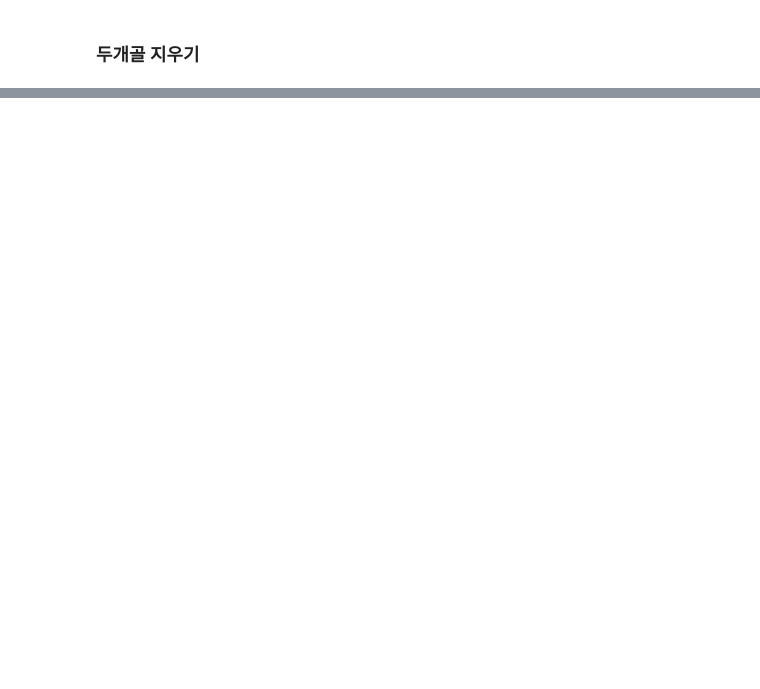
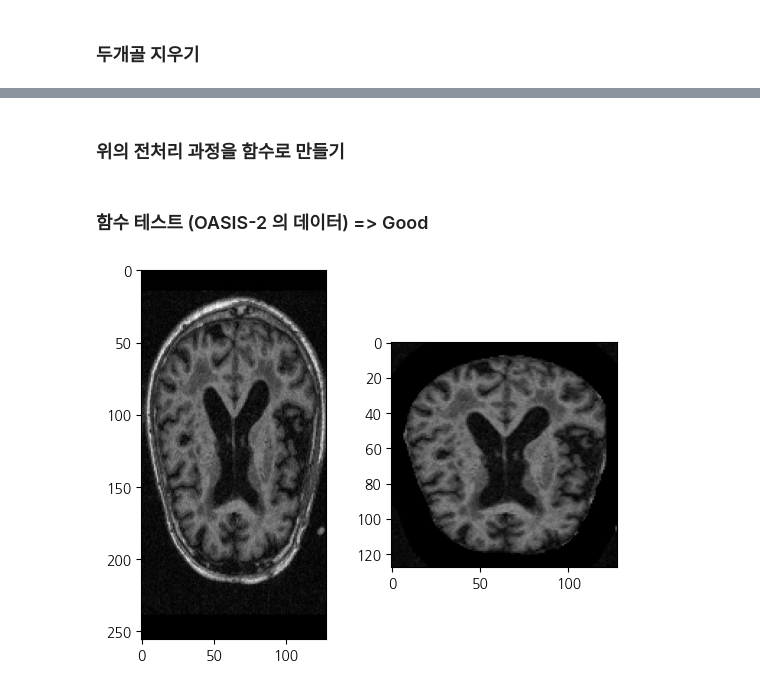
Before and after one commit to yonghyeun/Dementia_Analysis, a Jupyter notebook: 지민/4. Alzheimer MRI Preprocessed Dataset.ipynb, the cells around one changed output, grey strips where cells are left out. Saved outputs shown, nothing was run; the diff lists cells and outputs as text; code cells hidden in the pictures; blank space fills up the shorter version.

```diff
--- a/지민/4. Alzheimer MRI Preprocessed Dataset.ipynb
+++ b/지민/4. Alzheimer MRI Preprocessed Dataset.ipynb
@@ -490,0 +534,2 @@ error: OpenCV(4.6.0) :-1: error: (-5:Bad argument) in function 'resize'
+# %% [markdown]
+### 위의 전처리 과정을 함수로 만들기
@@ -490,0 +582,22 @@ error: OpenCV(4.6.0) :-1: error: (-5:Bad argument) in function 'resize'
+# %% [markdown]
+### 함수 테스트 (OASIS-2 의 데이터) => Good
+# %%
+# nifti.img 에서 원하는 데이터만 저장하기
+filepath = '../OASIS-2 dataset/OAS2_0017_MR3/mpr-1.nifti.img'
+img_data = nib.load(filepath).get_fdata()
+sliced_img = img_data[:, 140, :]
+height, width = sliced_img.shape[:2]
+normalized_img = cv2.normalize(sliced_img, None, 0, 255, cv2.NORM_MINMAX)
+uint8_img = np.uint8(normalized_img)
+cv2.imwrite("sliced_img.jpg", uint8_img)
+
+# 저장된 데이터로 test
+oasis_jpg = cv2.imread('sliced_img.jpg')
+test_result = preprocess_img(oasis_jpg, (128, 128))
+
+fig, axes = plt.subplots(1, 2)
+axes[0].imshow(oasis_jpg)
+axes[1].imshow(test_result)
+plt.show();
+# %% [output]
+[figure, added]
```
Also changed, not shown: parts of 18 cells of this notebook.
